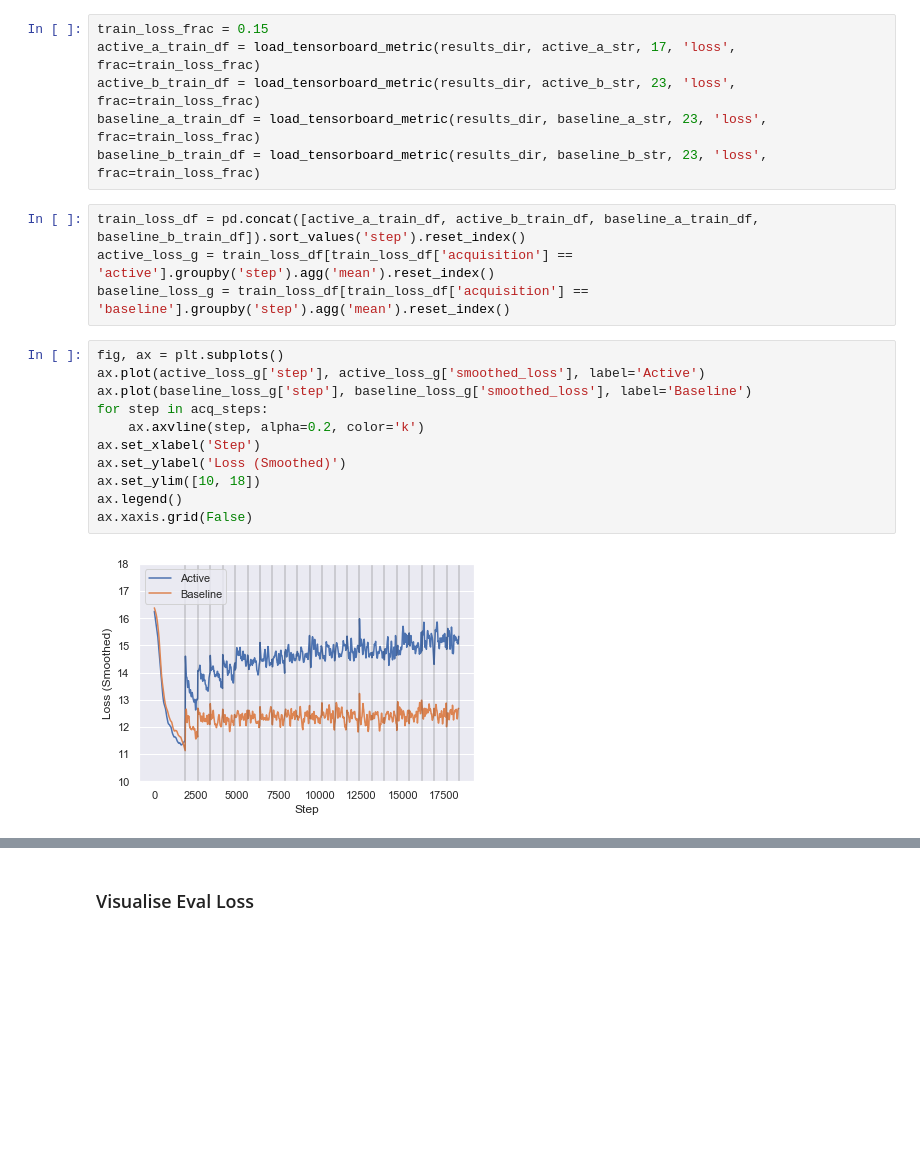
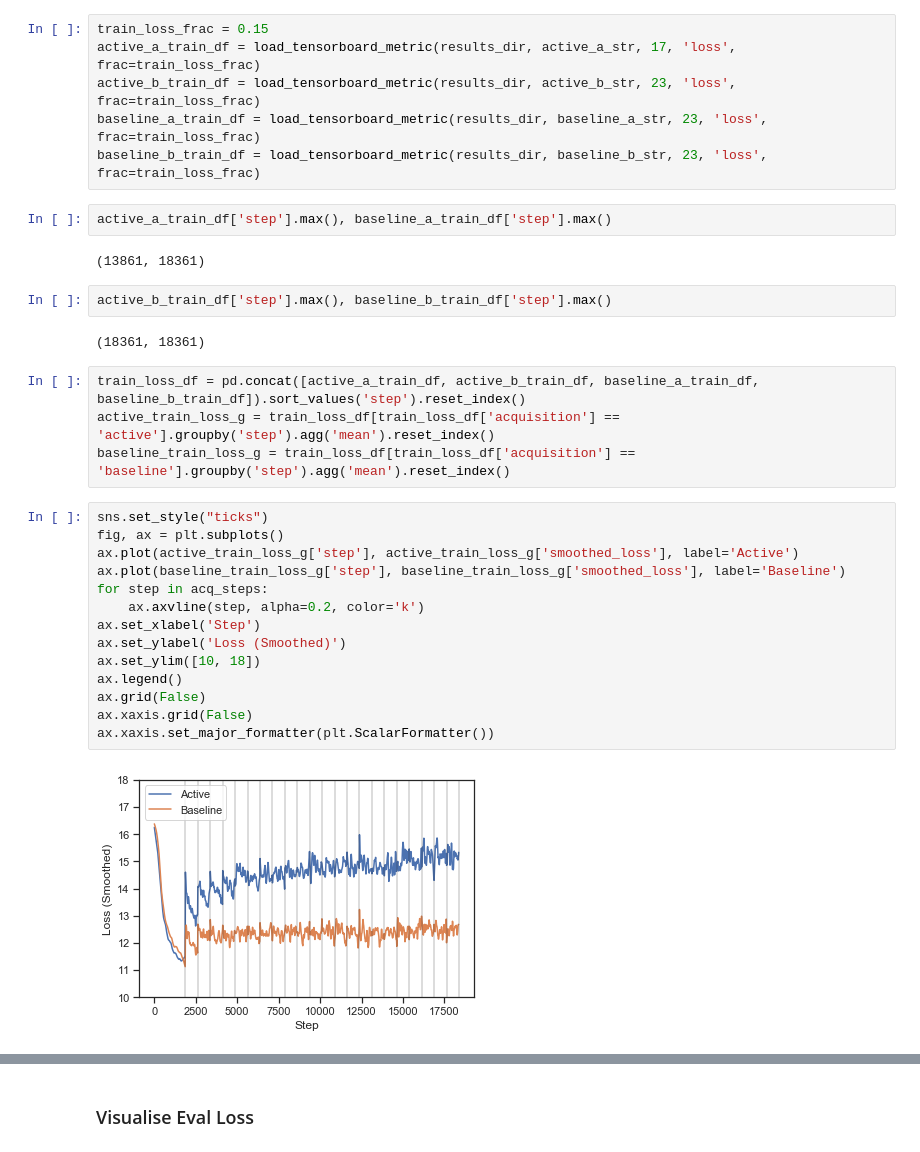
Before and after one commit to colinleach/zoobot, a Jupyter notebook: notebooks/tensorboard.ipynb, the cells around one changed output, grey strips where cells are left out. Drawn from its saved outputs; the diff is of its cells as text; blank space fills up the shorter version.

```diff
--- a/notebooks/tensorboard.ipynb
+++ b/notebooks/tensorboard.ipynb
@@ -104,22 +104,33 @@ active_a_train_df = load_tensorboard_metric(results_dir, active_a_str, 17, 'loss
 active_b_train_df = load_tensorboard_metric(results_dir, active_b_str, 23, 'loss', frac=train_loss_frac)
 baseline_a_train_df = load_tensorboard_metric(results_dir, baseline_a_str, 23, 'loss', frac=train_loss_frac)
 baseline_b_train_df = load_tensorboard_metric(results_dir, baseline_b_str, 23, 'loss', frac=train_loss_frac)
+# %%
+active_a_train_df['step'].max(), baseline_a_train_df['step'].max()
+# %% [output]
+(13861, 18361)
+# %%
+active_b_train_df['step'].max(), baseline_b_train_df['step'].max()
+# %% [output]
+(18361, 18361)
 # %%
 train_loss_df = pd.concat([active_a_train_df, active_b_train_df, baseline_a_train_df, baseline_b_train_df]).sort_values('step').reset_index()
-active_loss_g = train_loss_df[train_loss_df['acquisition'] == 'active'].groupby('step').agg('mean').reset_index()
-baseline_loss_g = train_loss_df[train_loss_df['acquisition'] == 'baseline'].groupby('step').agg('mean').reset_index()
+active_train_loss_g = train_loss_df[train_loss_df['acquisition'] == 'active'].groupby('step').agg('mean').reset_index()
+baseline_train_loss_g = train_loss_df[train_loss_df['acquisition'] == 'baseline'].groupby('step').agg('mean').reset_index()
 # %%
+sns.set_style("ticks")
 fig, ax = plt.subplots()
-ax.plot(active_loss_g['step'], active_loss_g['smoothed_loss'], label='Active')
-ax.plot(baseline_loss_g['step'], baseline_loss_g['smoothed_loss'], label='Baseline')
+ax.plot(active_train_loss_g['step'], active_train_loss_g['smoothed_loss'], label='Active')
+ax.plot(baseline_train_loss_g['step'], baseline_train_loss_g['smoothed_loss'], label='Baseline')
 for step in acq_steps:
     ax.axvline(step, alpha=0.2, color='k')
 ax.set_xlabel('Step')
 ax.set_ylabel('Loss (Smoothed)')
 ax.set_ylim([10, 18])
 ax.legend()
+ax.grid(False)
 ax.xaxis.grid(False)
+ax.xaxis.set_major_formatter(plt.ScalarFormatter())
 # %% [output]
-[figure, old version]
+[figure, new version]
 # %%
 fig, ax = plt.subplots()
```
Also changed, not shown: parts of 18 cells of this notebook.
